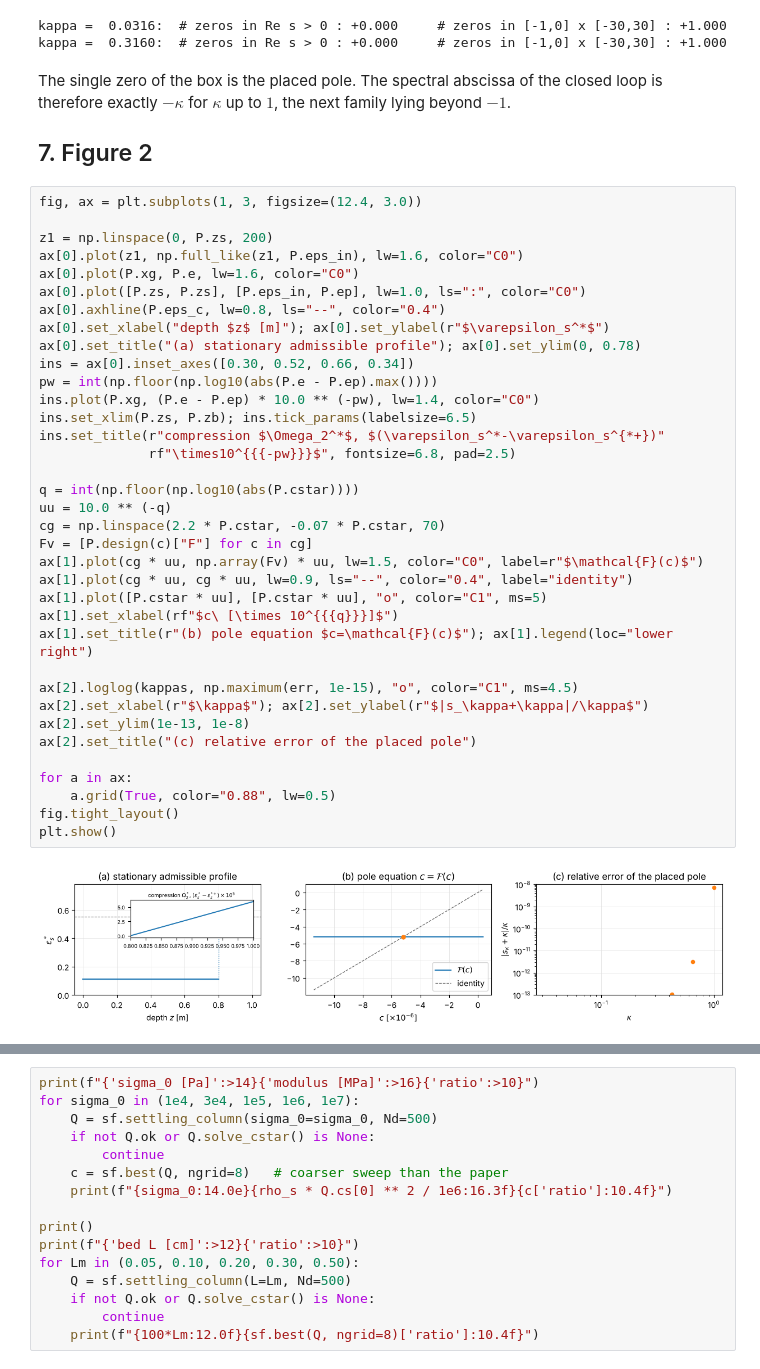
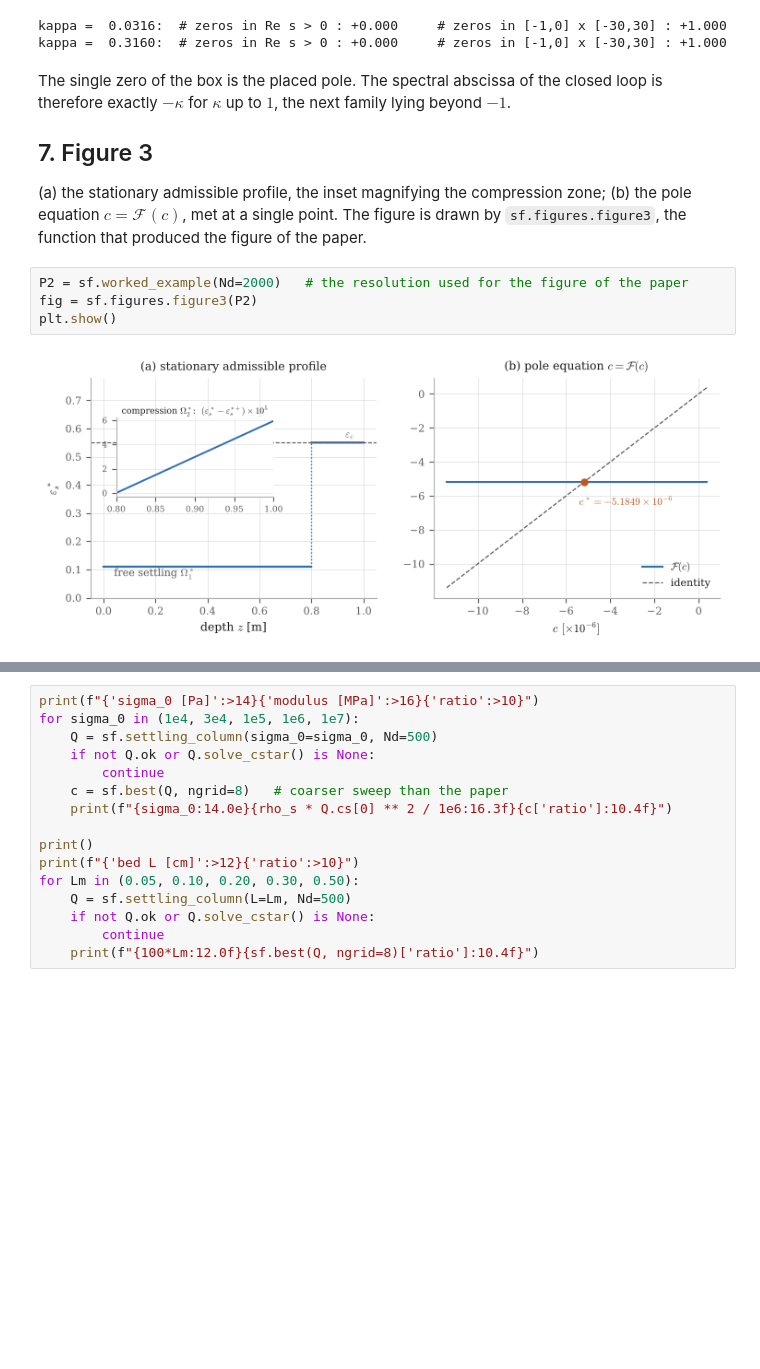
Before and after one commit to Vincent69410/sedimentation-forwarding, a Jupyter notebook: notebooks/worked_example.ipynb, the cells around one changed output, grey strips where cells are left out. Drawn from its saved outputs; the diff is of its cells as text; blank space fills up the shorter version.

```diff
--- a/notebooks/worked_example.ipynb
+++ b/notebooks/worked_example.ipynb
@@ -263,42 +275,15 @@ The single zero of the box is the placed pole. The spectral abscissa of the
 closed loop is therefore exactly $-\kappa$ for $\kappa$ up to $1$, the next
 family lying beyond $-1$.
 
-## 7. Figure 2
+## 7. Figure 3
+
+(a) the stationary admissible profile, the inset magnifying the compression
+zone; (b) the pole equation $c=\mathcal{F}(c)$, met at a single point.
+The figure is drawn by `sf.figures.figure3`, the function that produced the
+figure of the paper.
-# %%
-fig, ax = plt.subplots(1, 3, figsize=(12.4, 3.0))
-
-z1 = np.linspace(0, P.zs, 200)
-ax[0].plot(z1, np.full_like(z1, P.eps_in), lw=1.6, color="C0")
-ax[0].plot(P.xg, P.e, lw=1.6, color="C0")
-ax[0].plot([P.zs, P.zs], [P.eps_in, P.ep], lw=1.0, ls=":", color="C0")
-ax[0].axhline(P.eps_c, lw=0.8, ls="--", color="0.4")
-ax[0].set_xlabel("depth $z$ [m]"); ax[0].set_ylabel(r"$\varepsilon_s^*$")
-ax[0].set_title("(a) stationary admissible profile"); ax[0].set_ylim(0, 0.78)
-ins = ax[0].inset_axes([0.30, 0.52, 0.66, 0.34])
-pw = int(np.floor(np.log10(abs(P.e - P.ep).max())))
-ins.plot(P.xg, (P.e - P.ep) * 10.0 ** (-pw), lw=1.4, color="C0")
-ins.set_xlim(P.zs, P.zb); ins.tick_params(labelsize=6.5)
-ins.set_title(r"compression $\Omega_2^*$, $(\varepsilon_s^*-\varepsilon_s^{*+})"
-              rf"\times10^{{{-pw}}}$", fontsize=6.8, pad=2.5)
-
-q = int(np.floor(np.log10(abs(P.cstar))))
-uu = 10.0 ** (-q)
-cg = np.linspace(2.2 * P.cstar, -0.07 * P.cstar, 70)
-Fv = [P.design(c)["F"] for c in cg]
-ax[1].plot(cg * uu, np.array(Fv) * uu, lw=1.5, color="C0", label=r"$\mathcal{F}(c)$")
-ax[1].plot(cg * uu, cg * uu, lw=0.9, ls="--", color="0.4", label="identity")
-ax[1].plot([P.cstar * uu], [P.cstar * uu], "o", color="C1", ms=5)
-ax[1].set_xlabel(rf"$c\ [\times 10^{{{q}}}]$")
-ax[1].set_title(r"(b) pole equation $c=\mathcal{F}(c)$"); ax[1].legend(loc="lower right")
-
-ax[2].loglog(kappas, np.maximum(err, 1e-15), "o", color="C1", ms=4.5)
-ax[2].set_xlabel(r"$\kappa$"); ax[2].set_ylabel(r"$|s_\kappa+\kappa|/\kappa$")
-ax[2].set_ylim(1e-13, 1e-8)
-ax[2].set_title("(c) relative error of the placed pole")
-
-for a in ax:
-    a.grid(True, color="0.88", lw=0.5)
-fig.tight_layout()
-plt.show()
-# %% [output]
-[figure, removed]
+# %%
+P2 = sf.worked_example(Nd=2000)   # the resolution used for the figure of the paper
+fig = sf.figures.figure3(P2)
+plt.show()
+# %% [output]
+[figure, added]
```
Also changed, not shown: parts of 8 cells of this notebook, 13 other files.
